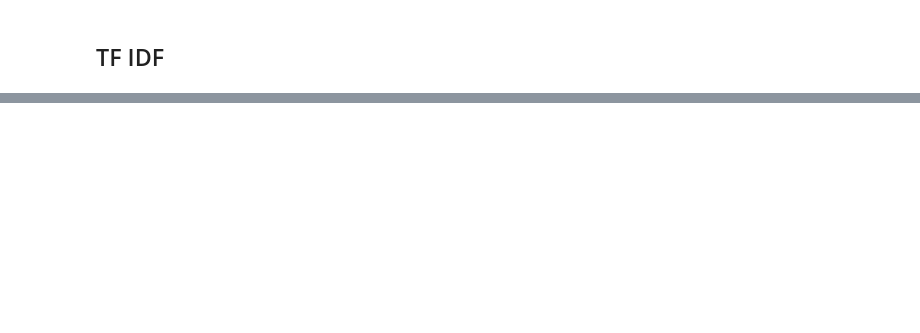
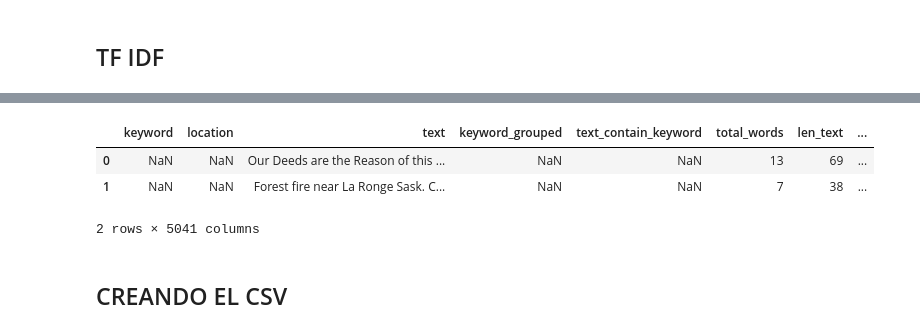
Before and after one commit to danielacarrero/orga-datos, a Jupyter notebook: TP2/submits/submit_final/pre_processing_data_nlp.ipynb, the cells around one changed output, grey strips where cells are left out. Drawn from its saved outputs; the diff is of its cells as text; code cells hidden in the pictures; blank space fills up the shorter version.

```diff
--- a/TP2/submits/submit_final/pre_processing_data_nlp.ipynb
+++ b/TP2/submits/submit_final/pre_processing_data_nlp.ipynb
@@ -444,0 +490,9 @@ train.info()
+# %%
+train.head(2)
+# %% [output]
+|  | keyword | location | text | keyword_grouped | text_contain_keyword | total_words | len_text | ... |
+| 0 | NaN | NaN | Our Deeds are the Reason of this ... | NaN | NaN | 13 | 69 | ... |
+| 1 | NaN | NaN | Forest fire near La Ronge Sask. C... | NaN | NaN | 7 | 38 | ... |
+2 rows × 5041 columns
+# %% [markdown]
+## CREANDO EL CSV
```
Also changed, not shown: parts of 16 cells of this notebook, 4 other files.
